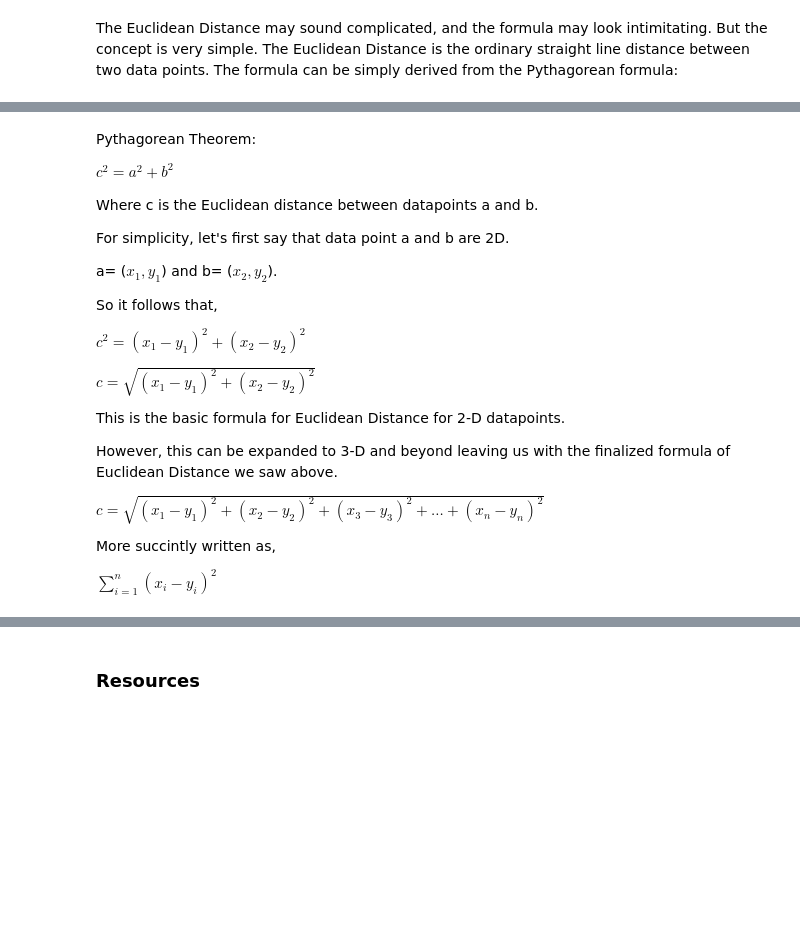
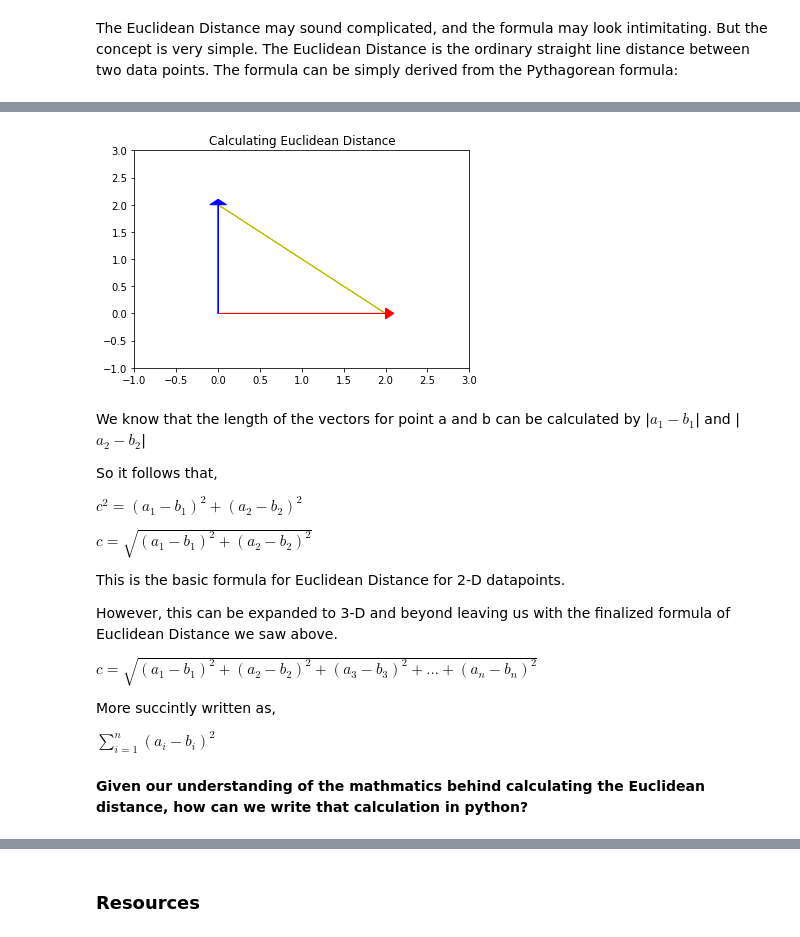
Before and after one commit to schase15/KNN_Algorithm, a Jupyter notebook: KNN_Algorithm.ipynb, the cells around one changed output, grey strips where cells are left out. Drawn from its saved outputs; the diff is of its cells as text; code cells hidden in the pictures; blank space fills up the shorter version.

```diff
--- a/KNN_Algorithm.ipynb
+++ b/KNN_Algorithm.ipynb
@@ -48,26 +55,46 @@ The Euclidean Distance may sound complicated, and the formula may look intimitat
+# %%
+# Import matplotlib
+import matplotlib.pyplot as plt
+
+# Coordinate Pairs for where the datapoints are (represented by the arrowheads
+# at the end of the vectors)
+
+# Datapoint a
+red = (2, 0)
+
+# Datapoint b
+blue = (0, 2)
+
+# Axis Bounds
+plt.xlim(-1,3)
+plt.ylim(-1,3)
+
+# Plot Vectors
+plt.arrow(0, 2, 2, -2, head_width=.02, head_length=0.01, color = 'y')
+plt.arrow(0, 0, 2, 0, head_width=.2, head_length=0.1, color = 'r')
+plt.arrow(0, 0, 0, 2,  head_width=.2, head_length=0.1, color = 'b')
+plt.title('Calculating Euclidean Distance')
+plt.show()
+# %% [output]
+[figure, added]
 # %% [markdown]
-Pythagorean Theorem:
 
-$c^2 = a^2 + b^2 $
-
-Where c is the Euclidean distance between datapoints a and b.
-
-For simplicity, let's first say that data point a and b are 2D.
-
-a= ($x_{1}, y_{1}$) and b= ($x_{2}, y_{2}$).
+We know that the length of the vectors for point a and b can be calculated by |$a_{1} - b_{1}$| and |$a_{2} - b_{2}$|
 
 So it follows that,
 
-$c^2 = (x_{1}-y_{1})^2 + (x_{2}-y_{2})^2 $
+$c^2 = (a_{1}-b_{1})^2 + (a_{2}-b_{2})^2 $
 
-$c = \sqrt{(x_{1}-y_{1})^2 + (x_{2}-y_{2})^2} $
+$c = \sqrt{(a_{1}-b_{1})^2 + (a_{2}-b_{2})^2} $
 
 This is the basic formula for Euclidean Distance for 2-D datapoints.
 
 However, this can be expanded to 3-D and beyond leaving us with the finalized formula of Euclidean Distance we saw above.
 
-$c = \sqrt{(x_{1}-y_{1})^2 + (x_{2}-y_{2})^2 + (x_{3}-y_{3})^2 + ... + (x_{n}-y_{n})^2} $
+$c = \sqrt{(a_{1}-b_{1})^2 + (a_{2}-b_{2})^2 + (a_{3}-b_{3})^2 + ... + (a_{n}-b_{n})^2} $
 
 More succintly written as,
 
-$ \sum_{i=1}^n (x_{i}-y_{i})^2 $
+$ \sum_{i=1}^n (a_{i}-b_{i})^2 $
+# %% [markdown]
+**Given our understanding of the mathmatics behind calculating the Euclidean distance, how can we write that calculation in python?**
```
Also changed, not shown: parts of 24 cells of this notebook.
